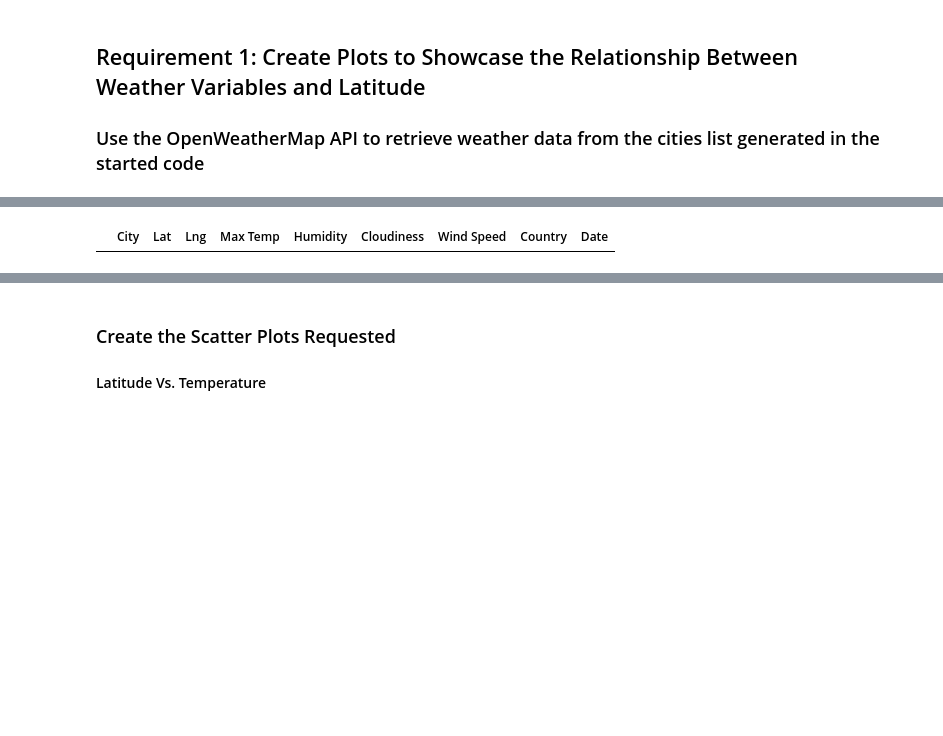
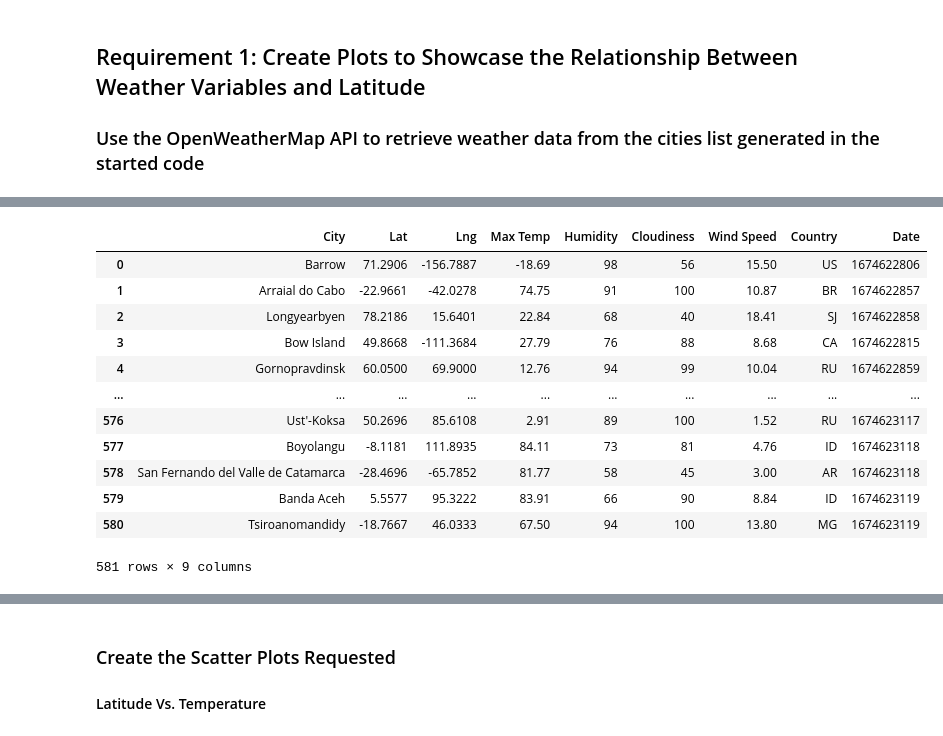
Before and after one commit to DunieCarrasco/python-api-challenge, a Jupyter notebook: python-api-challenge/starter_code/WeatherPy-Copy1.ipynb, the cells around one changed output, grey strips where cells are left out. Saved outputs shown, nothing was run; the diff lists cells and outputs as text; code cells hidden in the pictures; blank space fills up the shorter version.

Commit message:
New: Added WeatherPy

```diff
--- a/python-api-challenge/starter_code/WeatherPy-Copy1.ipynb
+++ b/python-api-challenge/starter_code/WeatherPy-Copy1.ipynb
@@ -28,20 +6,0 @@ lng_range = (-180, 180)
-# %%
-# List for holding lat_lngs and cities
-lat_lngs = []
-cities = []
-
-# Create a set of random lat and lng combinations
-lats = np.random.uniform(lat_range[0], lat_range[1], size=1800)
-lngs = np.random.uniform(lng_range[0], lng_range[1], size=1800)
-lat_lngs = zip(lats, lngs)
-
-# Identify nearest city for each lat, lng combination
-for lat_lng in lat_lngs:
-    city = citipy.nearest_city(lat_lng[0], lat_lng[1]).city_name
-
-    # If the city is unique, then add it to a our cities list
-    if city not in cities:
-        cities.append(city)
-
-# Print the city count to confirm sufficient count
-len(cities)
@@ -177,7 +56,10 @@ Number of cities in the list: 613
 ### Use the OpenWeatherMap API to retrieve weather data from the cities list generated in the started code
 # %%
 # Set the API base URL
-url = "http://api.openweathermap.org/data/2.5/weather?"
+#url = "http://api.openweathermap.org/data/2.5/weather?"
+
+# set up base url
+url = "http://api.openweathermap.org/data/2.5/weather?units=imperial&appid=" + weather_api_key
 
 # Define an empty list to fetch the weather data for each city
 city_data = []
@@ -207,7 +89,7 @@ for i, city in enumerate(cities):
         record_count = 0
 
     # Create endpoint URL with each city
-    #city_url = "output_data/cities.csv"
+    city_url = "output_data/cities.csv"
 
     # Log the url, record, and set numbers
     print("Processing Record %s of Set %s | %s" % (record_count, set_count, city))
@@ -219,7 +101,7 @@ for i, city in enumerate(cities):
     try:
         # Parse the JSON and retrieve data
         city_weather = url + "&q=" + city # YOUR CODE HERE
-        #response = requests.get(city_weather).json()
+        response = requests.get(city_weather).json()
 
         # Parse out latitude, longitude, max temp, humidity, cloudiness, wind speed, country, and date
         city_list.append(response["name"])
@@ -299,6 +181,18 @@ Date          0
 dtype: int64
 # %%
 # Display sample data
-city_data_df.head()
+city_data_df
 # %% [output]
 |  | City | Lat | Lng | Max Temp | Humidity | Cloudiness | Wind Speed | Country | Date |
+| 0 | Barrow | 71.2906 | -156.7887 | -18.69 | 98 | 56 | 15.50 | US | 1674622806 |
+| 1 | Arraial do Cabo | -22.9661 | -42.0278 | 74.75 | 91 | 100 | 10.87 | BR | 1674622857 |
+| 2 | Longyearbyen | 78.2186 | 15.6401 | 22.84 | 68 | 40 | 18.41 | SJ | 1674622858 |
+| 3 | Bow Island | 49.8668 | -111.3684 | 27.79 | 76 | 88 | 8.68 | CA | 1674622815 |
+| 4 | Gornopravdinsk | 60.0500 | 69.9000 | 12.76 | 94 | 99 | 10.04 | RU | 1674622859 |
+| ... | ... | ... | ... | ... | ... | ... | ... | ... | ... |
+| 576 | Ust'-Koksa | 50.2696 | 85.6108 | 2.91 | 89 | 100 | 1.52 | RU | 1674623117 |
+| 577 | Boyolangu | -8.1181 | 111.8935 | 84.11 | 73 | 81 | 4.76 | ID | 1674623118 |
+| 578 | San Fernando del Valle de Catamarca | -28.4696 | -65.7852 | 81.77 | 58 | 45 | 3.00 | AR | 1674623118 |
+| 579 | Banda Aceh | 5.5577 | 95.3222 | 83.91 | 66 | 90 | 8.84 | ID | 1674623119 |
+| 580 | Tsiroanomandidy | -18.7667 | 46.0333 | 67.50 | 94 | 100 | 13.80 | MG | 1674623119 |
+581 rows × 9 columns
```
Also changed, not shown: parts of 10 cells of this notebook, 3 other files.
